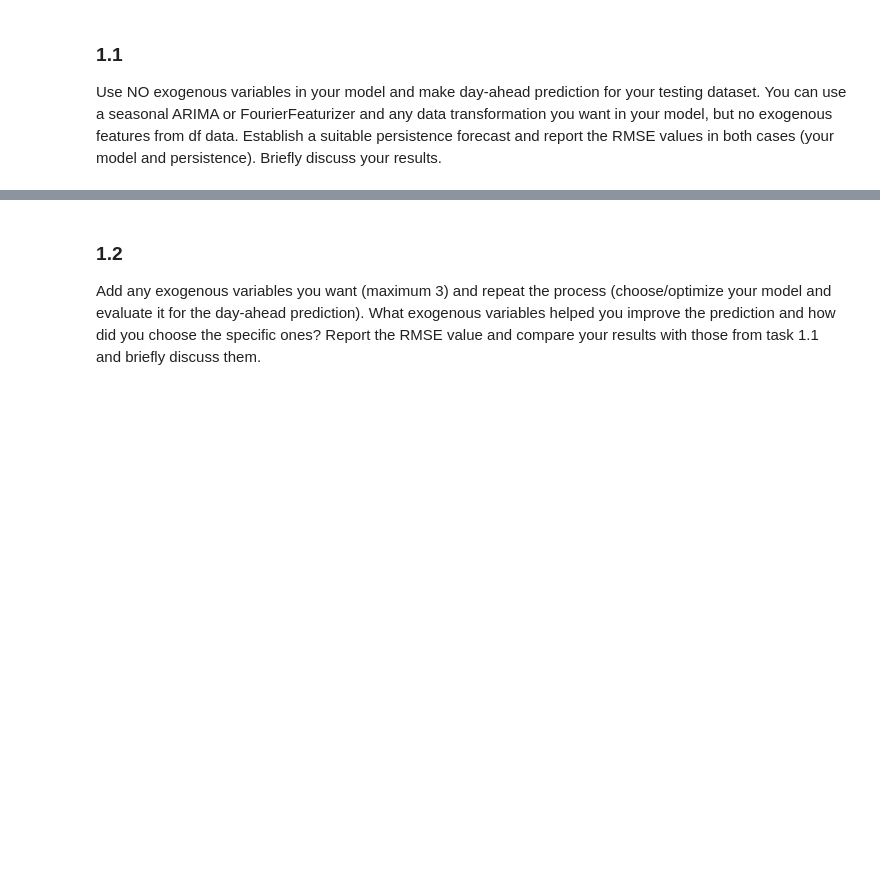
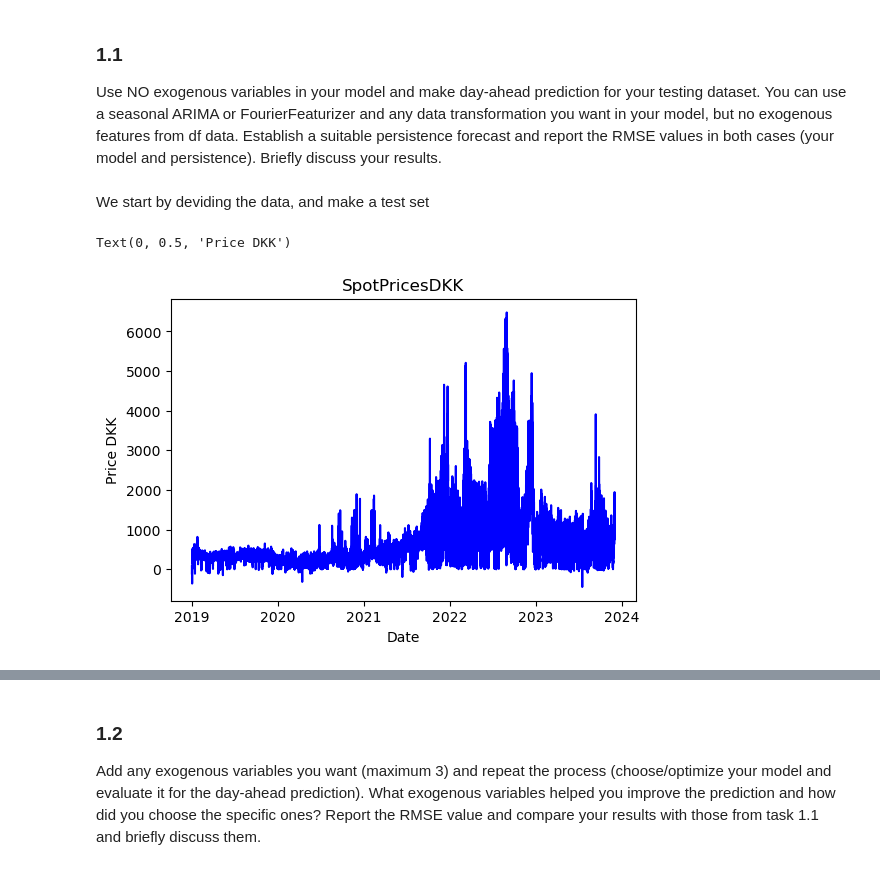
Before and after one commit to AnotherAtom/EnergyAnalytics_2, a Jupyter notebook: main.ipynb, the cells around one changed output, grey strips where cells are left out. Cells and saved outputs as stored; diff of their text form; code cells hidden in the pictures; blank space fills up the shorter version.

```diff
--- a/main.ipynb
+++ b/main.ipynb
@@ -35,3 +44,29 @@ Develop an ARIMA model to predict electricity prices. Your goal in all following
 # %% [markdown]
 ### 1.1
 Use NO exogenous variables in your model and make day-ahead prediction for your testing dataset. You can use a seasonal ARIMA or FourierFeaturizer and any data transformation you want in your model, but no exogenous features from df data. Establish a suitable persistence forecast and report the RMSE values in both cases (your model and  persistence). Briefly discuss your results.
+# %% [markdown]
+We start by deviding the data, and make a test set
+# %%
+# We use the time intervial.
+t_s_train = pd.Timestamp(dt.datetime(2019, 1, 1, 0, 0, 0))
+t_e_train = pd.Timestamp(dt.datetime(2023, 11, 30, 23, 0, 0))
+
+train = df_prices.loc[(df_prices['HourUTC'] >= t_s_train) & (df_prices['HourUTC'] <= t_e_train)]
+train = train.reset_index(drop=True)
+
+t_s_test = pd.Timestamp(dt.datetime(2023, 12, 1, 0, 0, 0))
+t_e_test= pd.Timestamp(dt.datetime(2023, 12, 31, 23, 0, 0))
+
+test = df_prices.loc[(df_prices['HourUTC'] >= t_s_test) & (df_prices['HourUTC'] <= t_e_test)]
+test = test.reset_index(drop=True)
+
+plt.figure(figsize=(6, 4), dpi=100)
+
+plt.plot(train['HourUTC'], train['SpotPriceDKK'], label='SpotPriceDKK', color='blue'    )
+
+plt.title('SpotPricesDKK')
+plt.xlabel('Date')
+plt.ylabel('Price DKK')
+# %% [output]
+Text(0, 0.5, 'Price DKK')
+[figure, added]
```
Also changed, not shown: parts of 8 cells of this notebook.
